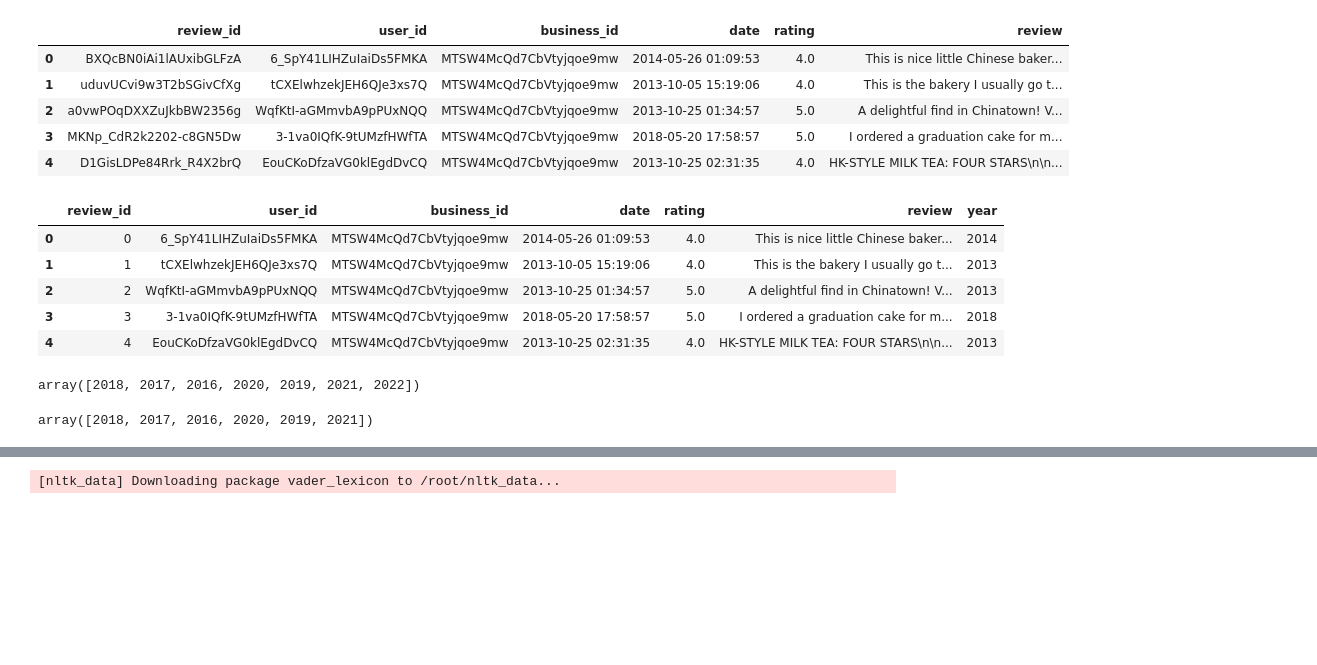
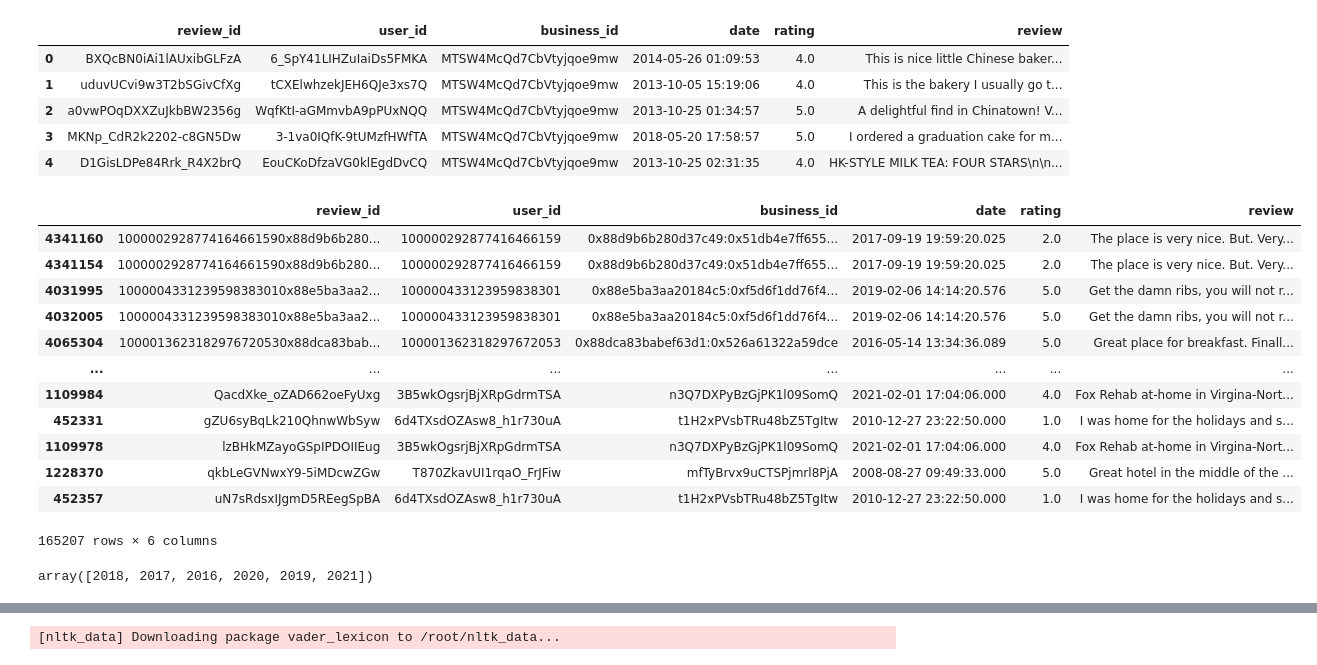
Before and after one commit to pedrofranke/ProyectoFinal-Henry, a Jupyter notebook: Data Engineering/Unified_ETL.ipynb, the cells around one changed output, grey strips where cells are left out. Saved outputs shown, nothing was run; the diff lists cells and outputs as text; code cells hidden in the pictures; blank space fills up the shorter version.

```diff
--- a/Data Engineering/Unified_ETL.ipynb
+++ b/Data Engineering/Unified_ETL.ipynb
@@ -440,14 +416,3 @@ df_reviews.head()
 | 2 | a0vwPOqDXXZuJkbBW2356g | WqfKtI-aGMmvbA9pPUxNQQ | MTSW4McQd7CbVtyjqoe9mw | 2013-10-25 01:34:57 | 5.0 | A delightful find in Chinatown! V... |
 | 3 | MKNp_CdR2k2202-c8GN5Dw | 3-1va0IQfK-9tUMzfHWfTA | MTSW4McQd7CbVtyjqoe9mw | 2018-05-20 17:58:57 | 5.0 | I ordered a graduation cake for m... |
 | 4 | D1GisLDPe84Rrk_R4X2brQ | EouCKoDfzaVG0klEgdDvCQ | MTSW4McQd7CbVtyjqoe9mw | 2013-10-25 02:31:35 | 4.0 | HK-STYLE MILK TEA: FOUR STARS\n\n... |
-# %%
-#dejar mes y a;o en reviews
-df_reviews['year'] = df_reviews['date'].dt.year
-df_reviews.head()
-# %% [output]
-|  | review_id | user_id | business_id | date | rating | review | year |
-| 0 | 0 | 6_SpY41LIHZuIaiDs5FMKA | MTSW4McQd7CbVtyjqoe9mw | 2014-05-26 01:09:53 | 4.0 | This is nice little Chinese baker... | 2014 |
-| 1 | 1 | tCXElwhzekJEH6QJe3xs7Q | MTSW4McQd7CbVtyjqoe9mw | 2013-10-05 15:19:06 | 4.0 | This is the bakery I usually go t... | 2013 |
-| 2 | 2 | WqfKtI-aGMmvbA9pPUxNQQ | MTSW4McQd7CbVtyjqoe9mw | 2013-10-25 01:34:57 | 5.0 | A delightful find in Chinatown! V... | 2013 |
-| 3 | 3 | 3-1va0IQfK-9tUMzfHWfTA | MTSW4McQd7CbVtyjqoe9mw | 2018-05-20 17:58:57 | 5.0 | I ordered a graduation cake for m... | 2018 |
-| 4 | 4 | EouCKoDfzaVG0klEgdDvCQ | MTSW4McQd7CbVtyjqoe9mw | 2013-10-25 02:31:35 | 4.0 | HK-STYLE MILK TEA: FOUR STARS\n\n... | 2013 |
@@ -455,0 +419,16 @@ df_reviews['month'] = df_reviews['date'].dt.month
+# %%
+df_reviews[df_reviews.duplicated(subset=['user_id','business_id','date','review'],keep=False)].sort_values('review_id')
+# %% [output]
+|  | review_id | user_id | business_id | date | rating | review |
+| 4341160 | 1000002928774164661590x88d9b6b280... | 100000292877416466159 | 0x88d9b6b280d37c49:0x51db4e7ff655... | 2017-09-19 19:59:20.025 | 2.0 | The place is very nice. But. Very... |
+| 4341154 | 1000002928774164661590x88d9b6b280... | 100000292877416466159 | 0x88d9b6b280d37c49:0x51db4e7ff655... | 2017-09-19 19:59:20.025 | 2.0 | The place is very nice. But. Very... |
+| 4031995 | 1000004331239598383010x88e5ba3aa2... | 100000433123959838301 | 0x88e5ba3aa20184c5:0xf5d6f1dd76f4... | 2019-02-06 14:14:20.576 | 5.0 | Get the damn ribs, you will not r... |
+| 4032005 | 1000004331239598383010x88e5ba3aa2... | 100000433123959838301 | 0x88e5ba3aa20184c5:0xf5d6f1dd76f4... | 2019-02-06 14:14:20.576 | 5.0 | Get the damn ribs, you will not r... |
+| 4065304 | 1000013623182976720530x88dca83bab... | 100001362318297672053 | 0x88dca83babef63d1:0x526a61322a59dce | 2016-05-14 13:34:36.089 | 5.0 | Great place for breakfast. Finall... |
+| ... | ... | ... | ... | ... | ... | ... |
+| 1109984 | QacdXke_oZAD662oeFyUxg | 3B5wkOgsrjBjXRpGdrmTSA | n3Q7DXPyBzGjPK1l09SomQ | 2021-02-01 17:04:06.000 | 4.0 | Fox Rehab at-home in Virgina-Nort... |
+| 452331 | gZU6syBqLk210QhnwWbSyw | 6d4TXsdOZAsw8_h1r730uA | t1H2xPVsbTRu48bZ5TgItw | 2010-12-27 23:22:50.000 | 1.0 | I was home for the holidays and s... |
+| 1109978 | lzBHkMZayoGSpIPDOIIEug | 3B5wkOgsrjBjXRpGdrmTSA | n3Q7DXPyBzGjPK1l09SomQ | 2021-02-01 17:04:06.000 | 4.0 | Fox Rehab at-home in Virgina-Nort... |
+| 1228370 | qkbLeGVNwxY9-5iMDcwZGw | T870ZkavUI1rqaO_FrJFiw | mfTyBrvx9uCTSPjmrl8PjA | 2008-08-27 09:49:33.000 | 5.0 | Great hotel in the middle of the ... |
+| 452357 | uN7sRdsxIJgmD5REegSpBA | 6d4TXsdOZAsw8_h1r730uA | t1H2xPVsbTRu48bZ5TgItw | 2010-12-27 23:22:50.000 | 1.0 | I was home for the holidays and s... |
+165207 rows × 6 columns
@@ -456,10 +437,8 @@ df_reviews['month'] = df_reviews['date'].dt.month
 # %%
+df_reviews['year'] = df_reviews['date'].dt.year
+df_reviews['month'] = df_reviews['date'].dt.month
 df_reviews = df_reviews[df_reviews['year'] > 2015]
+df_reviews = df_reviews[df_reviews['year'] < 2022]
 df_reviews.year.unique()
 # %% [output]
-array([2018, 2017, 2016, 2020, 2019, 2021, 2022])
+array([2018, 2017, 2016, 2020, 2019, 2021])
-# %%
-df_reviews = df_reviews[df_reviews['year'] < 2022]
-df_reviews.year.unique()
-# %% [output]
-array([2018, 2017, 2016, 2020, 2019, 2021])
```
Also changed, not shown: parts of 10 cells of this notebook.
